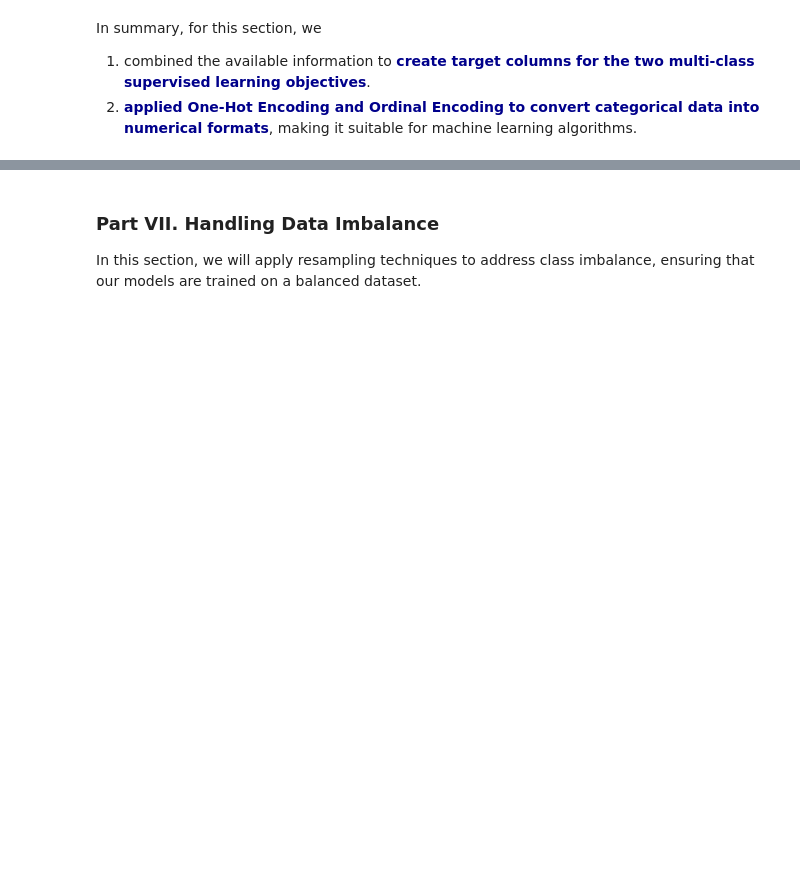
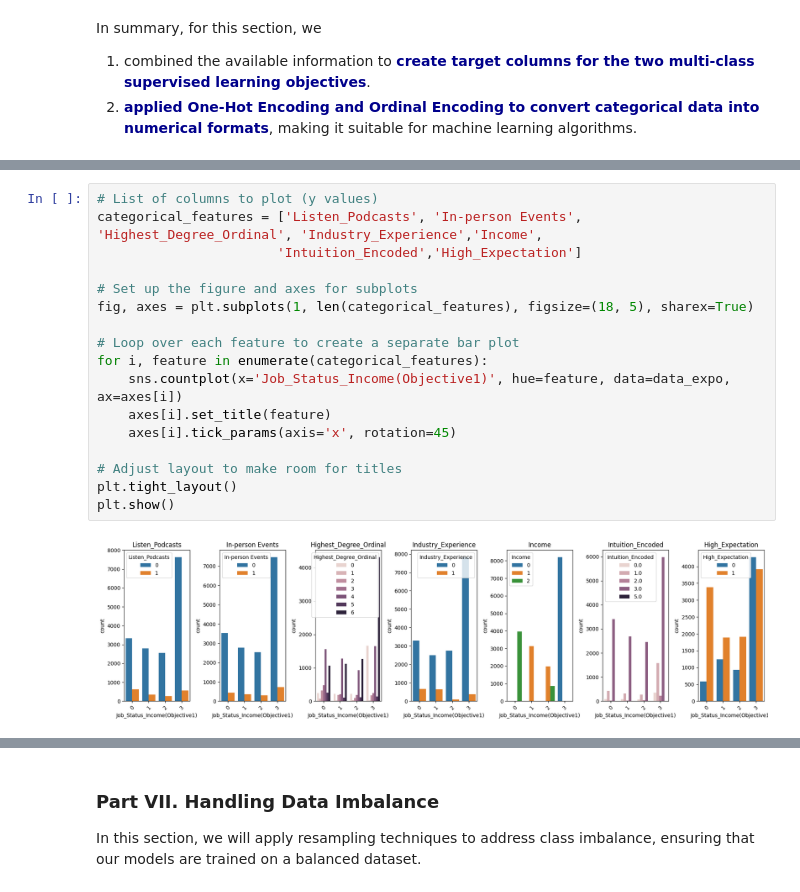
Before and after one commit to jiemluo/team-codecamp, a Jupyter notebook: 1.Data_Exploration.ipynb, the cells around one changed output, grey strips where cells are left out. Cells and saved outputs as stored; diff of their text form; blank space fills up the shorter version.

Commit message:
Update Data Exploration ipynb and pdf version

```diff
--- a/1.Data_Exploration.ipynb
+++ b/1.Data_Exploration.ipynb
@@ -1040 +1038,20 @@ data_expo.head(5)
 5 rows × 33 columns
+# %%
+# List of columns to plot (y values)
+categorical_features = ['Listen_Podcasts', 'In-person Events', 'Highest_Degree_Ordinal', 'Industry_Experience','Income',
+                       'Intuition_Encoded','High_Expectation']
+
+# Set up the figure and axes for subplots
+fig, axes = plt.subplots(1, len(categorical_features), figsize=(18, 5), sharex=True)
+
+# Loop over each feature to create a separate bar plot
+for i, feature in enumerate(categorical_features):
+    sns.countplot(x='Job_Status_Income(Objective1)', hue=feature, data=data_expo, ax=axes[i])
+    axes[i].set_title(feature)
+    axes[i].tick_params(axis='x', rotation=45)
+
+# Adjust layout to make room for titles
+plt.tight_layout()
+plt.show()
+# %% [output]
+[figure, added]
```
Also changed, not shown: parts of 10 cells of this notebook, 1 other file.
